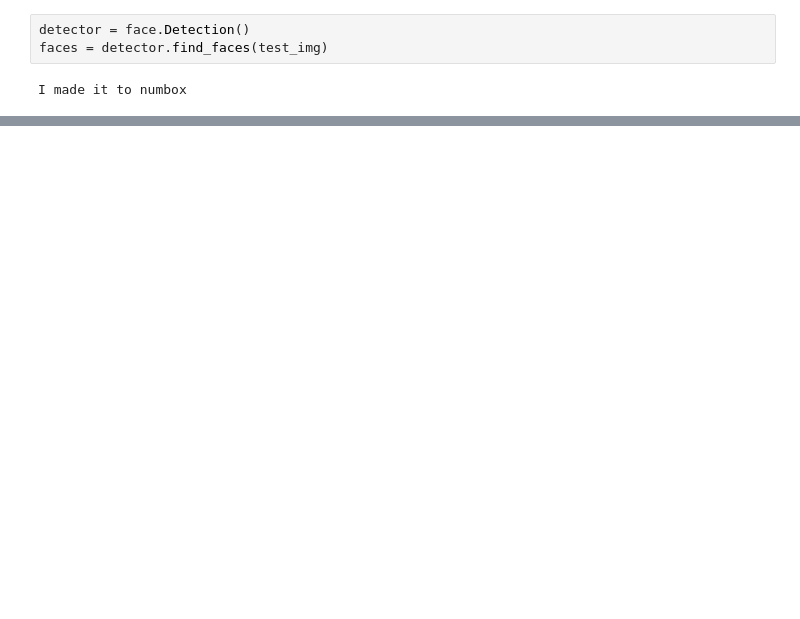
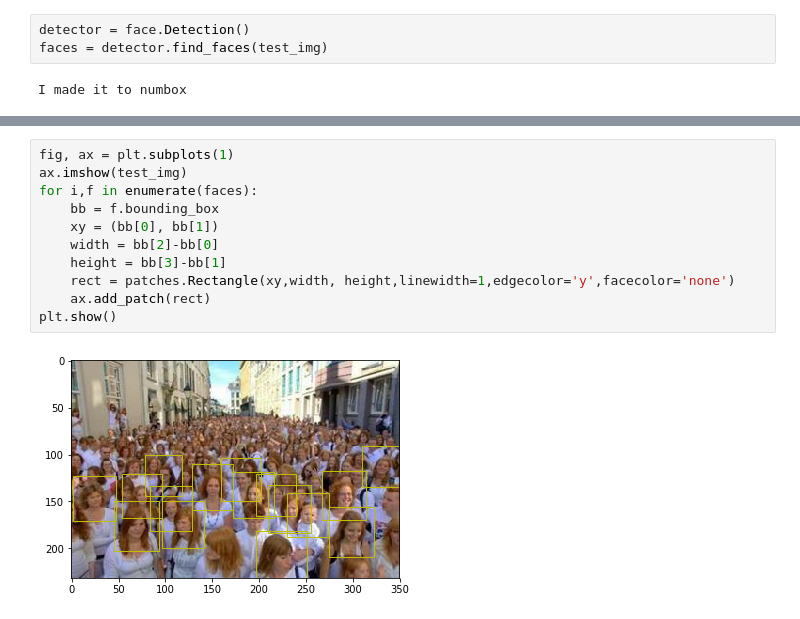
Before and after one commit to cjmcclellan/CS230DeepActor, a Jupyter notebook: notebooks/face_recognition_2.ipynb, the cells around one changed output, grey strips where cells are left out. Drawn from its saved outputs; the diff is of its cells as text; blank space fills up the shorter version.

```diff
--- a/notebooks/face_recognition_2.ipynb
+++ b/notebooks/face_recognition_2.ipynb
@@ -37,0 +53,13 @@ I made it to numbox
+# %%
+fig, ax = plt.subplots(1)
+ax.imshow(test_img)
+for i,f in enumerate(faces):
+    bb = f.bounding_box
+    xy = (bb[0], bb[1])
+    width = bb[2]-bb[0]
+    height = bb[3]-bb[1]
+    rect = patches.Rectangle(xy,width, height,linewidth=1,edgecolor='y',facecolor='none')
+    ax.add_patch(rect)
+plt.show()
+# %% [output]
+[figure, added]
```
Also changed, not shown: parts of 4 cells of this notebook, 1 other file.
